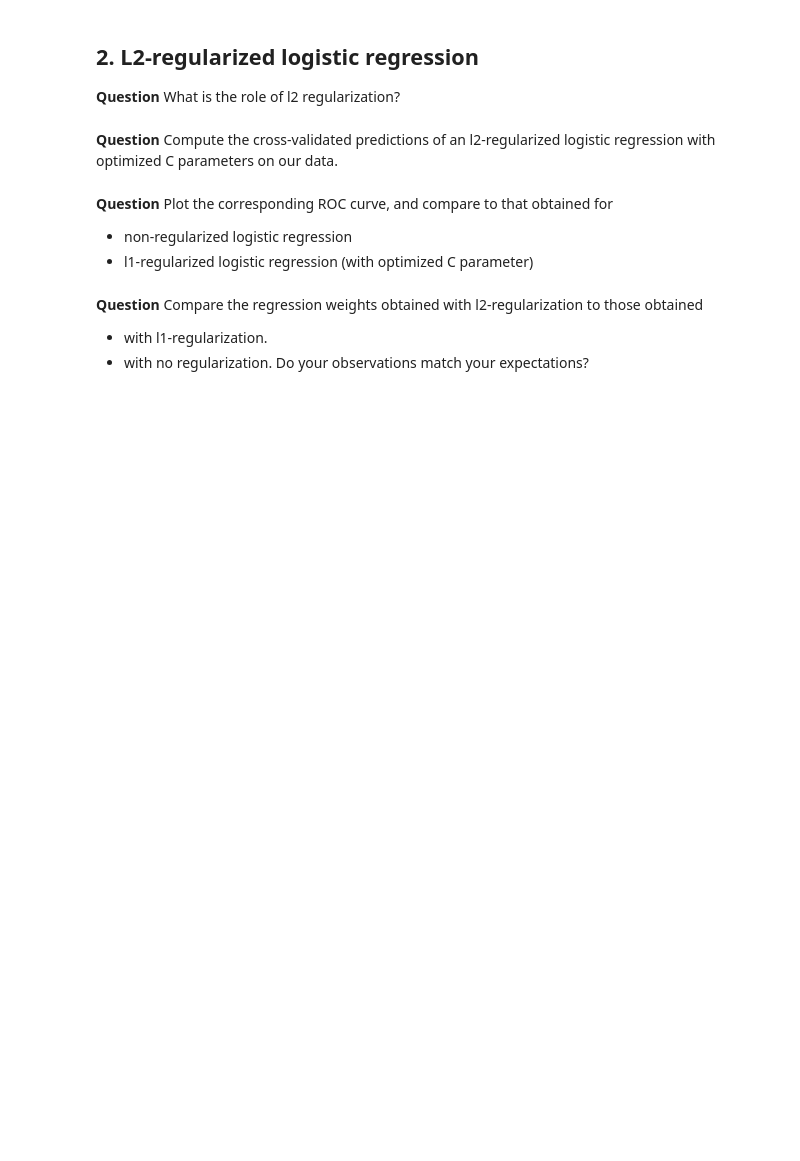
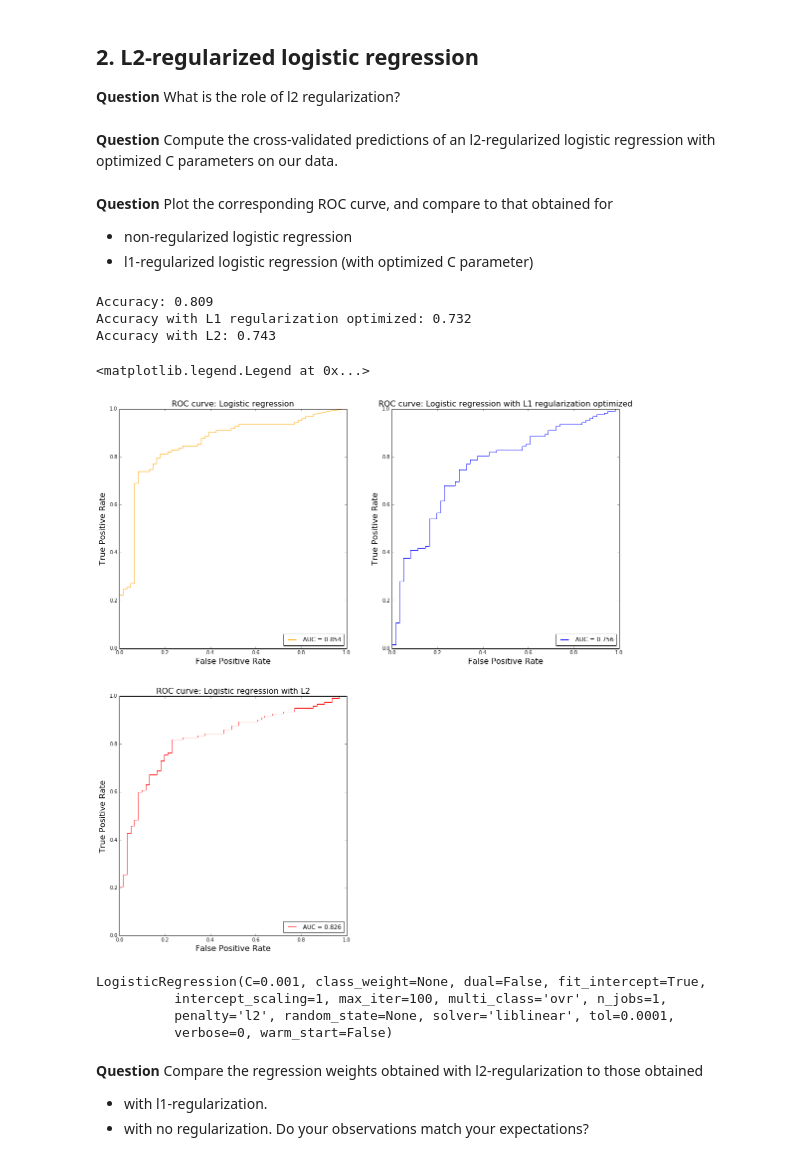
Before and after one commit to AdrienGlmz/ma2823_2016, a Jupyter notebook: lab_notebooks/Lab 4 2016-10-07 Regularized logistic regression.ipynb, the cells around one changed output. Cells and saved outputs as stored; diff of their text form; code cells hidden in the pictures; blank space fills up the shorter version.

```diff
--- a/lab_notebooks/Lab 4 2016-10-07 Regularized logistic regression.ipynb
+++ b/lab_notebooks/Lab 4 2016-10-07 Regularized logistic regression.ipynb
@@ -270,9 +270,68 @@ clf = grid_search.GridSearchCV(linear_model.LogisticRegression(penalty='l2'), pa
 # %% [markdown]
 **Question** Compute the cross-validated predictions of an l2-regularized logistic regression with optimized C parameters on our data.
+# %%
+ypred_logreg_L2 = cross_validate_with_scaling(X,y,clf_L2,folds)
 # %% [markdown]
 **Question** Plot the corresponding ROC curve, and compare to that obtained for
 * non-regularized logistic regression
 * l1-regularized logistic regression (with optimized C parameter)
+# %%
+#Compute fpr, tpr
+fpr_logreg_L2, tpr_logreg_L2, thresholds_L2 = metrics.roc_curve(y, ypred_logreg_L2, pos_label=1)
+
+#Transform ypred_logreg into a binary list
+ypred_logreg_L2 = np.array(ypred_logreg_L2)
+pred_L2 = [(x >= 0.5).astype(int) for x in ypred_logreg_L2]
+
+print("Accuracy: %.3f" % metrics.accuracy_score(y, pred))
+print("Accuracy with L1 regularization optimized: %.3f" % metrics.accuracy_score(y, pred_L1_optimized))
+print("Accuracy with L2: %.3f" % metrics.accuracy_score(y, pred_L2))
+
+#Compute AUC
+auc_logreg_L2 = metrics.auc(fpr_logreg_L2, tpr_logreg_L2)
+
+#Plot
+fig = plt.figure(figsize=(18, 19))
+
+#Plot without regularization
+fig.add_subplot(221) # 2 x 2 grid, 1st subplot
+plt.plot(fpr_logreg, tpr_logreg, '-', color='orange', label='AUC = %0.3f' % auc_logreg)
+
+plt.xlabel('False Positive Rate', fontsize=16)
+plt.ylabel('True Positive Rate', fontsize=16)
+plt.title('ROC curve: Logistic regression', fontsize=16)
+plt.legend(loc="lower right")
+
+#Plot with regularization
+fig.add_subplot(222) # 2 x 2 grid, 1st subplot
+plt.plot(fpr_logreg_L1_optimized, tpr_logreg_L1_optimized, '-', color='blue', label='AUC = %0.3f' % auc_logreg_L1_optimized)
+
+plt.xlabel('False Positive Rate', fontsize=16)
+plt.ylabel('True Positive Rate', fontsize=16)
+plt.title('ROC curve: Logistic regression with L1 regularization optimized', fontsize=16)
+plt.legend(loc="lower right")
+
+#Plot with regularization
+fig.add_subplot(223) # 2 x 2 grid, 1st subplot
+plt.plot(fpr_logreg_L2, tpr_logreg_L2, '-', color='red', label='AUC = %0.3f' % auc_logreg_L2)
+
+plt.xlabel('False Positive Rate', fontsize=16)
+plt.ylabel('True Positive Rate', fontsize=16)
+plt.title('ROC curve: Logistic regression with L2', fontsize=16)
+plt.legend(loc="lower right")
+# %% [output]
+Accuracy: 0.809
+Accuracy with L1 regularization optimized: 0.732
+Accuracy with L2: 0.743
+<matplotlib.legend.Legend at 0x...>
+[figure, added]
+# %%
+print(clf_L2.best_estimator_)
+# %% [output]
+LogisticRegression(C=0.001, class_weight=None, dual=False, fit_intercept=True,
+          intercept_scaling=1, max_iter=100, multi_class='ovr', n_jobs=1,
+          penalty='l2', random_state=None, solver='liblinear', tol=0.0001,
+          verbose=0, warm_start=False)
 # %% [markdown]
 **Question** Compare the regression weights obtained with l2-regularization to those obtained
 * with l1-regularization.
```
Also changed, not shown: parts of 11 cells of this notebook.
